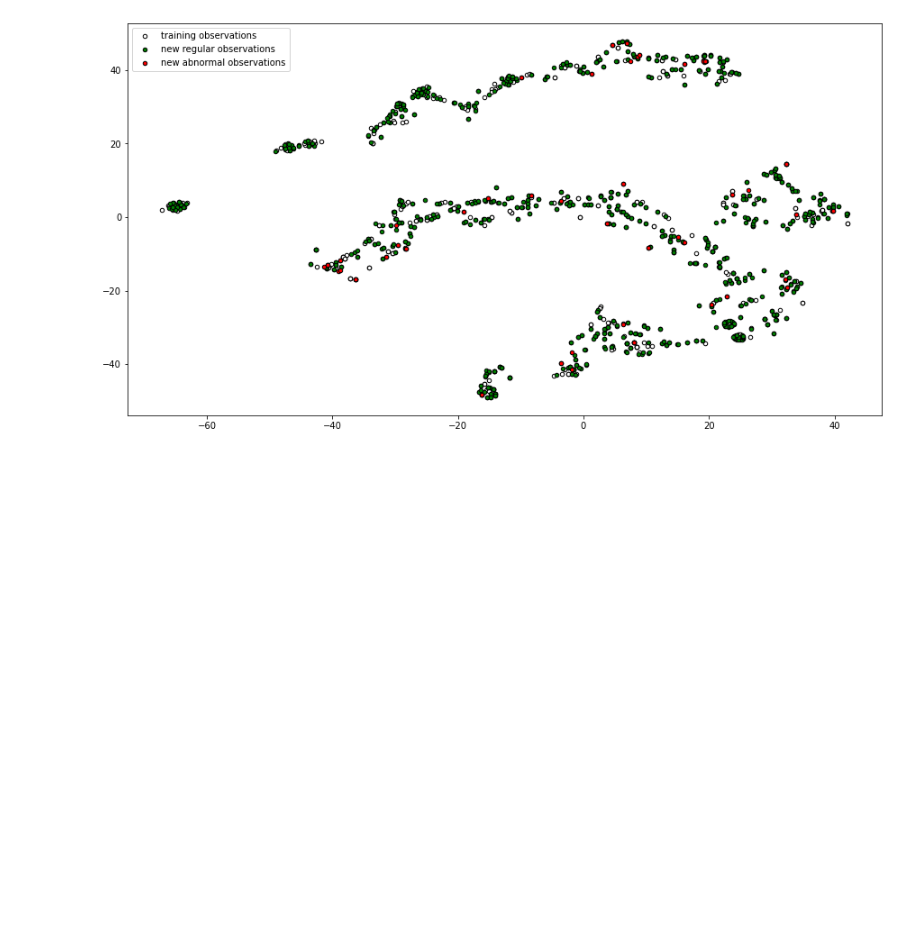
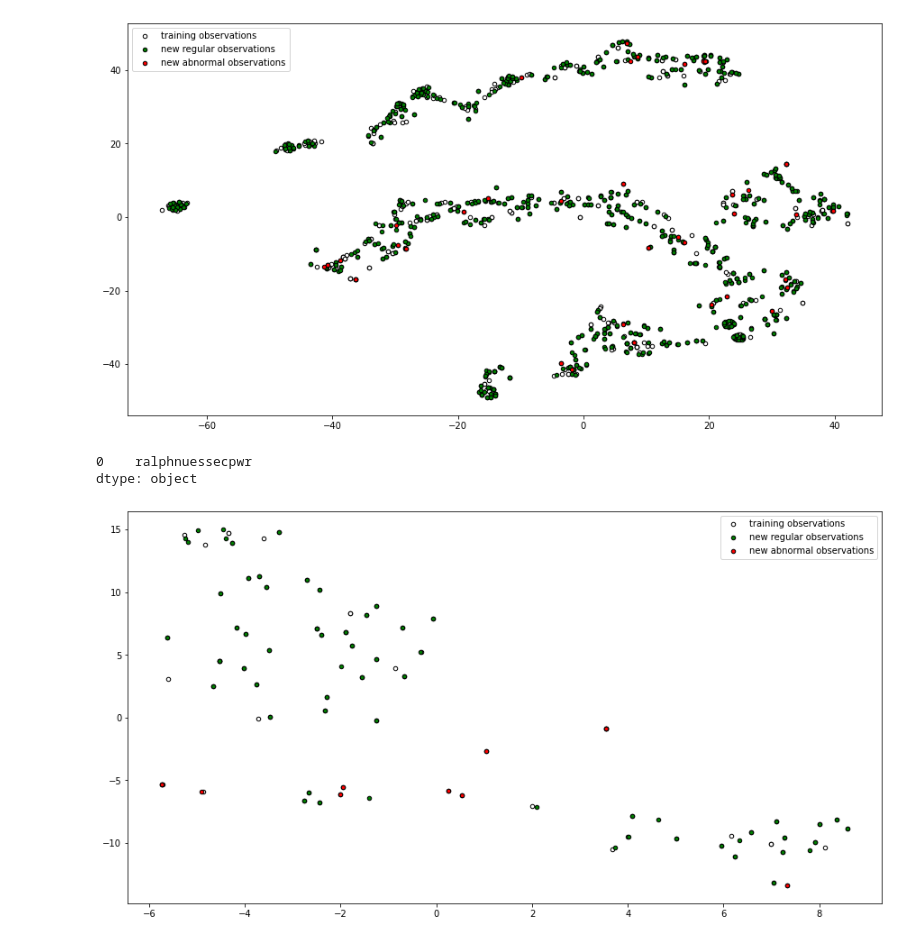
Before and after one commit to fzanart/Socialz, a Jupyter notebook: anomaly_detection.ipynb, the cells around one changed output. Drawn from its saved outputs; the diff is of its cells as text; code cells hidden in the pictures; blank space fills up the shorter version.

Commit message:
Anomaly detection using sklearn - Isolation Forest algorithm
- Add example for one particular user "ralphnuessecpwr"

```diff
--- a/anomaly_detection.ipynb
+++ b/anomaly_detection.ipynb
@@ -184,3 +168,45 @@ plt.legend(
 plt.show()
 # %% [output]
 [figure]
+# %%
+df['login'].mode()
+# %% [output]
+0    ralphnuessecpwr
+dtype: object
+# %%
+X_train_sample = df[(df['login']=='ralphnuessecpwr')&(df['merged'] == True)]
+X_train_sample = X_train_sample[['commits', 'additions', 'deletions','changed_files', 'comments', 'review_comments','title lenght', 'body lenght', 'total LOC']]
+X_test_sample = df[(df['login']=='ralphnuessecpwr')&(df['merged'] == False)]
+X_test_sample = X_test_sample[['commits', 'additions', 'deletions','changed_files', 'comments', 'review_comments','title lenght', 'body lenght', 'total LOC']]
+# %%
+clf = IsolationForest(max_samples='auto', n_jobs=-1, random_state=42)
+clf.fit(X_train_sample)
+anomaly = np.concatenate([clf.fit_predict(X_train_sample),clf.predict(X_test_sample)])
+X_train_sample['Data'] = 1
+X_test_sample['Data'] = 0
+data = pd.concat([X_train_sample, X_test_sample])
+data['Anomaly'] = anomaly
+
+data = data.reset_index(drop=True)
+
+features = ['commits', 'additions', 'deletions','changed_files', 'comments', 'review_comments','title lenght', 'body lenght', 'total LOC']
+
+tsne = TSNE(n_components=2, random_state=0)
+projections = tsne.fit_transform(data[features])
+# %%
+plt.figure(figsize=(15,8))
+indices_a = data[data['Data'] == 1].index.to_list() # Select training observations
+indices_b = data[(data['Data'] == 0) & (data['Anomaly'] == 1)].index.to_list() # Select new regular observations
+indices_c = data[(data['Data'] == 0) & (data['Anomaly'] == -1)].index.to_list() # Select new abnormal observations
+a = plt.scatter(np.take(projections[:,0], indices_a), np.take(projections[:,1], indices_a) , c="white", s=20, edgecolor="k")
+b = plt.scatter(np.take(projections[:,0], indices_b), np.take(projections[:,1], indices_b) , c="green", s=20, edgecolor="k")
+c = plt.scatter(np.take(projections[:,0], indices_c), np.take(projections[:,1], indices_c) , c="red", s=20, edgecolor="k")
+plt.legend(
+    [a, b, c],
+    ["training observations", "new regular observations", "new abnormal observations"],
+    loc="upper right")
+
+
+plt.show()
+# %% [output]
+[figure, added]
```
Also changed, not shown: parts of 7 cells of this notebook.
